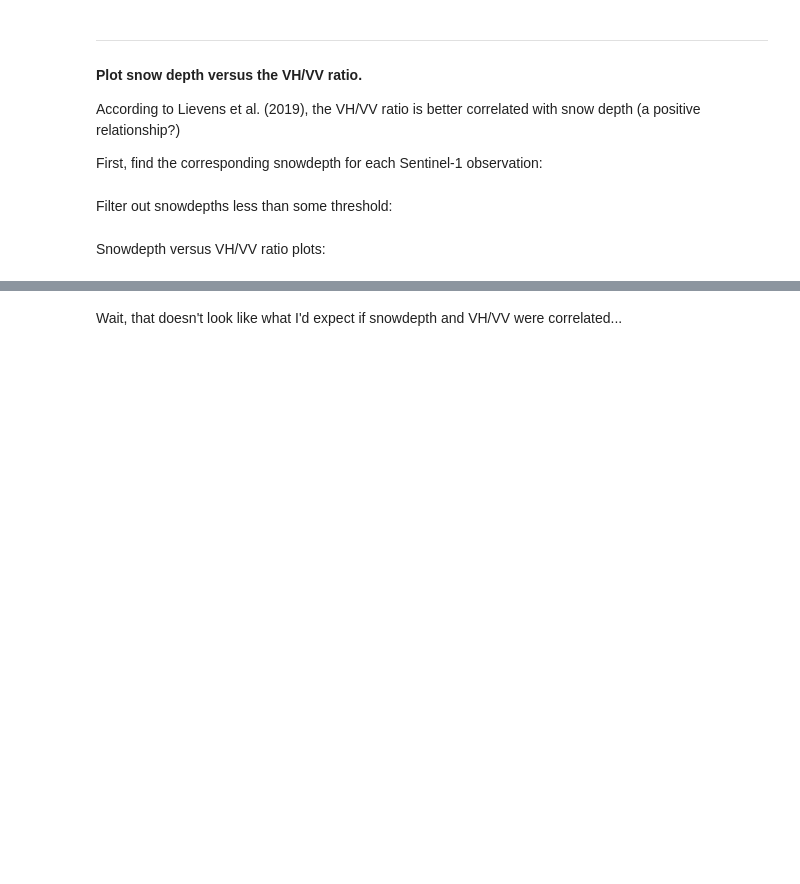
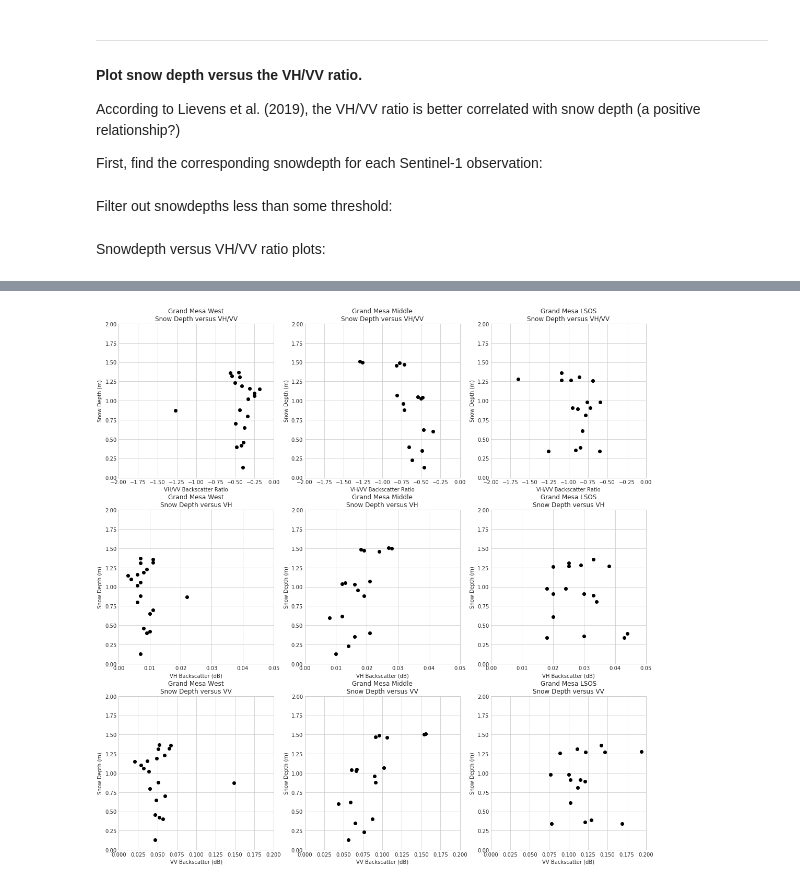
Before and after one commit to spestana/microwave-rs, a Jupyter notebook: project/grandmesa-snowdepth.ipynb, the cells around one changed output, grey strips where cells are left out. Drawn from its saved outputs; the diff is of its cells as text; code cells hidden in the pictures; blank space fills up the shorter version.

```diff
--- a/project/grandmesa-snowdepth.ipynb
+++ b/project/grandmesa-snowdepth.ipynb
@@ -254,15 +349,21 @@ Filter out snowdepths less than some threshold:
 min_snowdepth = 0.1
 
 # Grand Mesa West
-vh_vv_ratio_west = gm_west_sentinel1['VH_VV_ratio'][times][snowdepths_west>min_snowdepth]
+vh_vv_ratio_west = gm_west_sentinel1['VH/VV'][times][snowdepths_west>min_snowdepth]
+vh_west = gm_west_sentinel1['VH'][times][snowdepths_west>min_snowdepth]
+vv_west = gm_west_sentinel1['VV'][times][snowdepths_west>min_snowdepth]
 snowdepth_west = snowdepths_west[snowdepths_west>min_snowdepth]
 
 # Grand Mesa Middle
-vh_vv_ratio_middle = gm_middle_sentinel1['VH_VV_ratio'][times][snowdepths_middle>min_snowdepth]
+vh_vv_ratio_middle = gm_middle_sentinel1['VH/VV'][times][snowdepths_middle>min_snowdepth]
+vh_middle = gm_middle_sentinel1['VH'][times][snowdepths_middle>min_snowdepth]
+vv_middle = gm_middle_sentinel1['VV'][times][snowdepths_middle>min_snowdepth]
 snowdepth_middle = snowdepths_middle[snowdepths_middle>min_snowdepth]
 
 # Grand Mesa LSOS
-vh_vv_ratio_lsos = gm_lsos_sentinel1['VH_VV_ratio'][times][snowdepths_lsos>min_snowdepth]
+vh_vv_ratio_lsos = gm_lsos_sentinel1['VH/VV'][times][snowdepths_lsos>min_snowdepth]
+vh_lsos = gm_lsos_sentinel1['VH'][times][snowdepths_lsos>min_snowdepth]
+vv_lsos = gm_lsos_sentinel1['VV'][times][snowdepths_lsos>min_snowdepth]
 snowdepth_lsos = snowdepths_lsos[snowdepths_lsos>min_snowdepth]
 # %% [markdown]
 Snowdepth versus VH/VV ratio plots:
@@ -295,2 +370,57 @@ with plt.style.context('seaborn-whitegrid'):
-# %% [markdown]
-Wait, that doesn't look like what I'd expect if snowdepth and VH/VV were correlated...
+# %%
+with plt.style.context('seaborn-whitegrid'):
+    f, ax = plt.subplots(3,3,figsize=(15,15))
+
+    # VH/VV Ratio
+    # GM West
+    ax[0,0].plot(vh_vv_ratio_west,snowdepth_west, 'ok')
+    ax[0,0].set_title('Grand Mesa West\nSnow Depth versus VH/VV')
+    # GM Middle
+    ax[0,1].plot(vh_vv_ratio_middle,snowdepth_middle, 'ok')
+    ax[0,1].set_title('Grand Mesa Middle\nSnow Depth versus VH/VV')
+    # GM LSOS
+    ax[0,2].plot(vh_vv_ratio_lsos,snowdepth_lsos, 'ok')
+    ax[0,2].set_title('Grand Mesa LSOS\nSnow Depth versus VH/VV')
+
+
+
+    # VH
+    # GM West
+    ax[1,0].plot(vh_west,snowdepth_west, 'ok')
+    ax[1,0].set_title('Grand Mesa West\nSnow Depth versus VH')
+    # GM Middle
+    ax[1,1].plot(vh_middle,snowdepth_middle, 'ok')
+    ax[1,1].set_title('Grand Mesa Middle\nSnow Depth versus VH')
+    # GM LSOS
+    ax[1,2].plot(vh_lsos,snowdepth_lsos, 'ok')
+    ax[1,2].set_title('Grand Mesa LSOS\nSnow Depth versus VH')
+
+    # VV
+    # GM West
+    ax[2,0].plot(vv_west,snowdepth_west, 'ok')
+    ax[2,0].set_title('Grand Mesa West\nSnow Depth versus VV')
+    # GM Middle
+    ax[2,1].plot(vv_middle,snowdepth_middle, 'ok')
+    ax[2,1].set_title('Grand Mesa Middle\nSnow Depth versus VV')
+    # GM LSOS
+    ax[2,2].plot(vv_lsos,snowdepth_lsos, 'ok')
+    ax[2,2].set_title('Grand Mesa LSOS\nSnow Depth versus VV')
+
+    for row in range(ax.shape[1]):
+        for col in range(ax.shape[0]):
+            ax[col,row].set_ylabel('Snow Depth (m)')
+            ax[col,row].set_ylim((0,2))
+            if col == 0:
+                ax[col,row].set_xlim((-2,0))
+                ax[col,row].set_xlabel('VH/VV Backscatter Ratio')
+            if col == 1:
+                ax[col,row].set_xlim((0,0.05))
+                ax[col,row].set_xlabel('VH Backscatter (dB)')
+            if col == 2:
+                ax[col,row].set_xlim((0,0.2))
+                ax[col,row].set_xlabel('VV Backscatter (dB)')
+
+    plt.tight_layout()
+    plt.savefig('snowdepth-versus-vh_vv_ratio.png',dpi=300)
+# %% [output]
+[figure, added]
```
Also changed, not shown: parts of 16 cells of this notebook.
